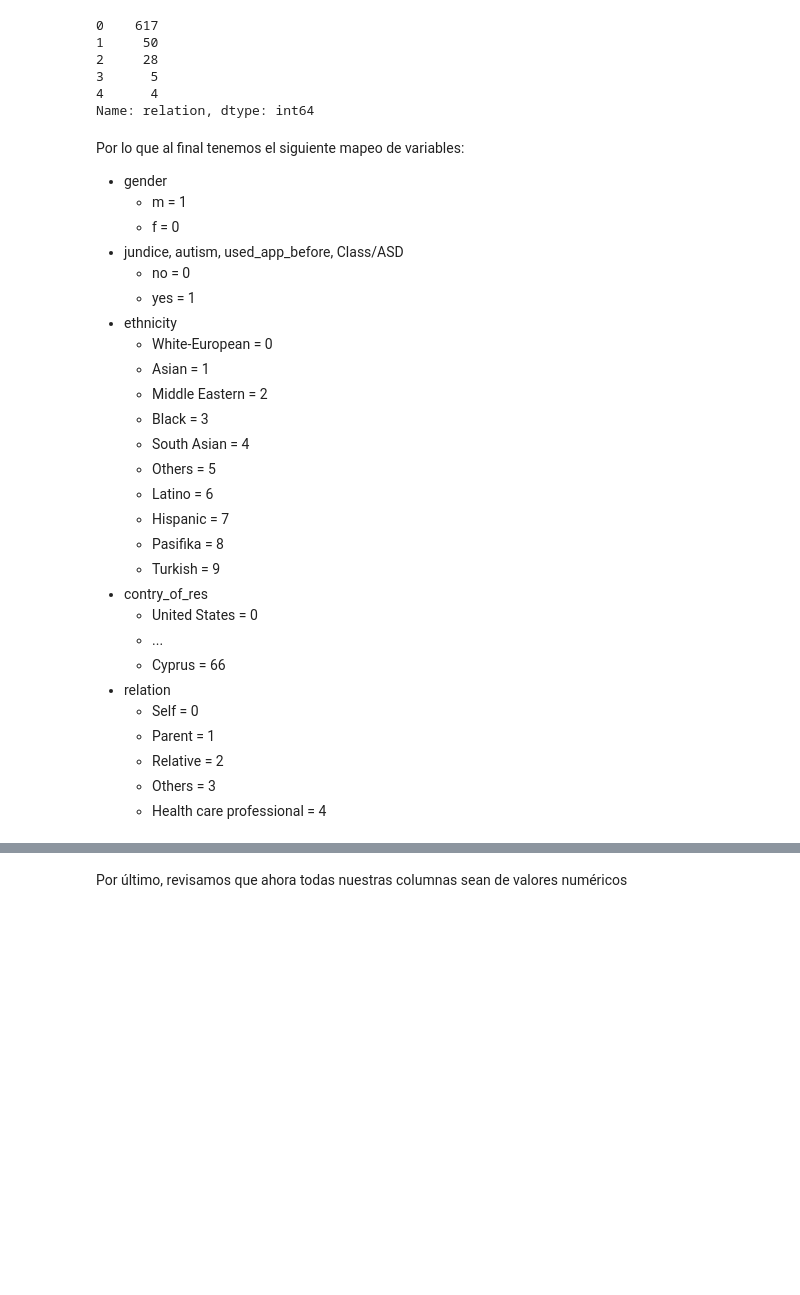
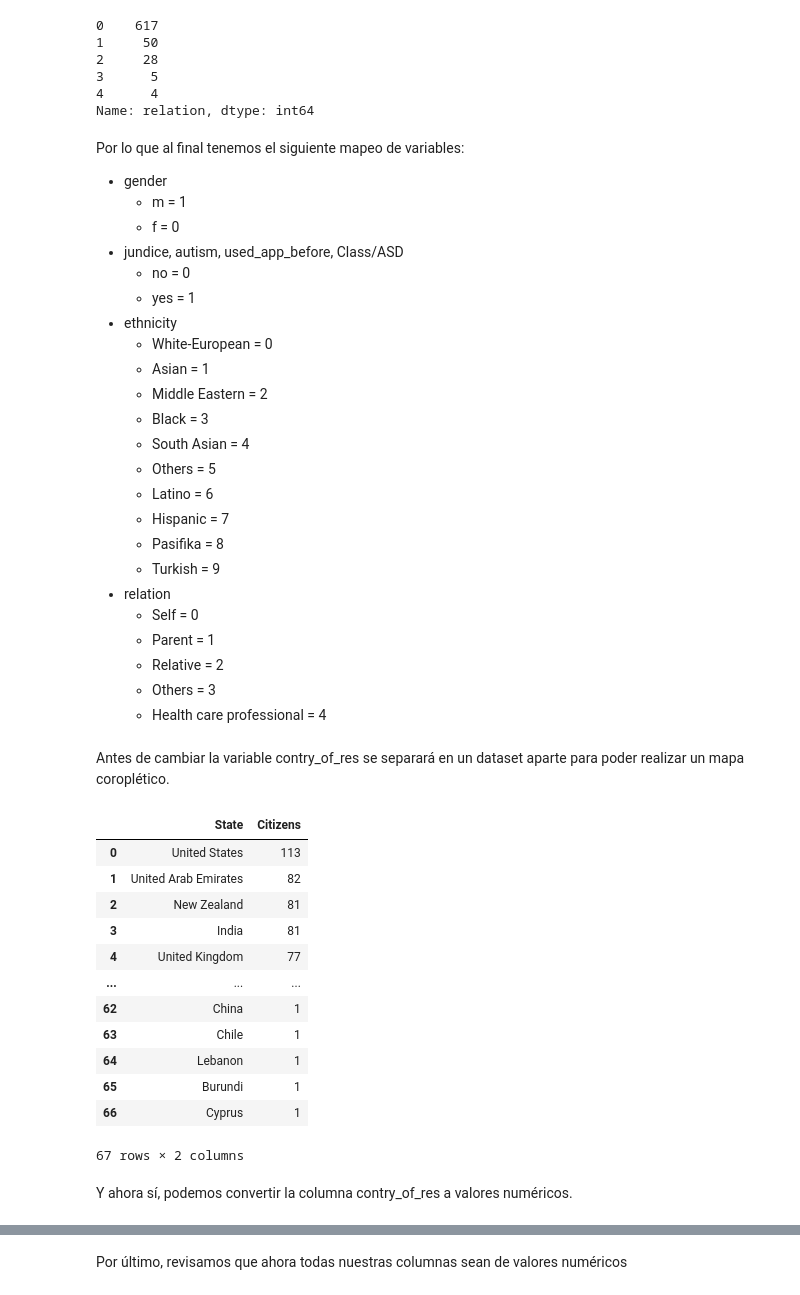
Before and after one commit to JuanMaLR/bedu-equipo4-dataScience-PD, a Jupyter notebook: Final_project_GA_&_NN.ipynb, the cells around one changed output, grey strips where cells are left out. Saved outputs shown, nothing was run; the diff lists cells and outputs as text; code cells hidden in the pictures; blank space fills up the shorter version.

```diff
--- a/Final_project_GA_&_NN.ipynb
+++ b/Final_project_GA_&_NN.ipynb
@@ -22,9 +22,13 @@ Primero importamos el dataset y lo convertimos de Arff a un dataframe
 import pandas as pd
 import numpy as np
 from scipy.io.arff import loadarff
+import urllib.request
+import io # for io.StringIO()
 from pandas.core.strings.accessor import is_object_dtype
 
-raw_data = loadarff('/content/Autism-Adult-Data.arff')
+url = "https://raw.githubusercontent.com/JuanMaLR/bedu-equipo4-dataScience-PD/main/Autism-Adult-Data.arff"
+ftpstream = urllib.request.urlopen(url)
+raw_data = loadarff(io.StringIO(ftpstream.read().decode('utf-8')))
 df = pd.DataFrame(raw_data[0])
 df
 # %% [output]
@@ -533,13 +462,32 @@ Por lo que al final tenemos el siguiente mapeo de variables:
   - Hispanic = 7
   - Pasifika = 8
   - Turkish = 9
-- contry_of_res
-  - United States = 0
-  - ...
-  - Cyprus = 66
 - relation
   - Self = 0
   - Parent = 1
   - Relative = 2
   - Others = 3
   - Health care professional = 4
+# %% [markdown]
+Antes de cambiar la variable contry_of_res se separará en un dataset aparte para poder realizar un mapa coroplético.
+# %%
+df_mapa = pd.DataFrame()
+df_mapa['Citizens'] = df['contry_of_res'].value_counts()
+df_mapa = df_mapa.rename_axis('State').reset_index()
+df_mapa
+# %% [output]
+|  | State | Citizens |
+| 0 | United States | 113 |
+| 1 | United Arab Emirates | 82 |
+| 2 | New Zealand | 81 |
+| 3 | India | 81 |
+| 4 | United Kingdom | 77 |
+| ... | ... | ... |
+| 62 | China | 1 |
+| 63 | Chile | 1 |
+| 64 | Lebanon | 1 |
+| 65 | Burundi | 1 |
+| 66 | Cyprus | 1 |
+67 rows × 2 columns
+# %% [markdown]
+Y ahora sí, podemos convertir la columna contry_of_res a valores numéricos.
```
Also changed, not shown: parts of 22 cells of this notebook.
